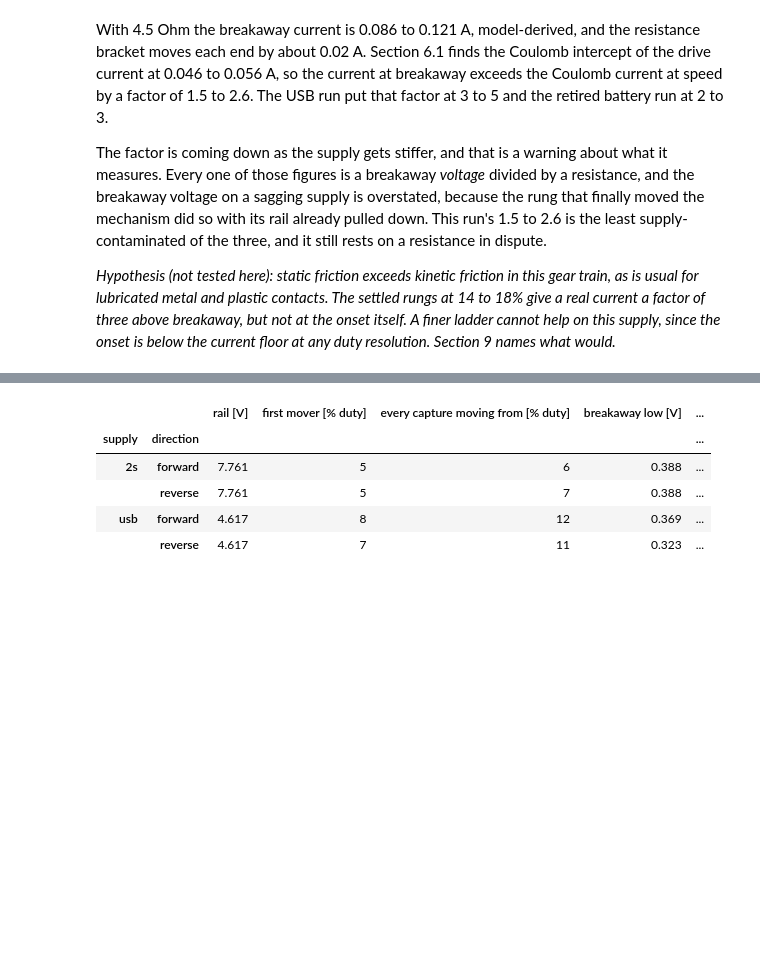
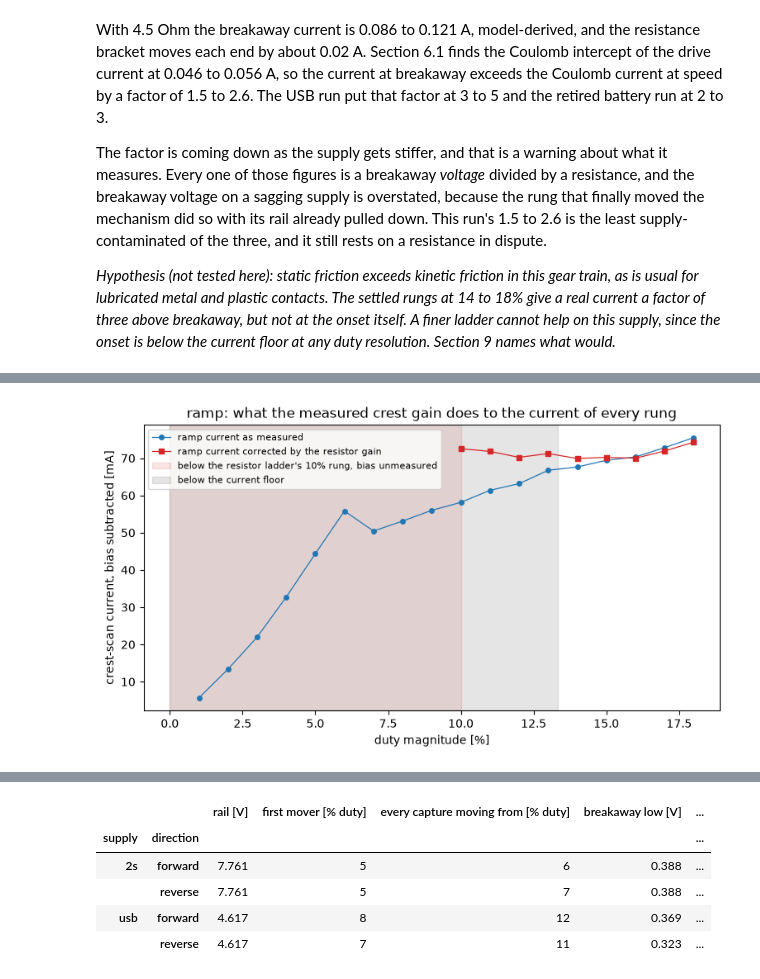
Before and after one commit to OpenServoCore/open-servo-core, a Jupyter notebook: notebooks/04-friction.ipynb, the cells around one changed output, grey strips where cells are left out. Drawn from its saved outputs; the diff is of its cells as text; code cells hidden in the pictures; blank space fills up the shorter version.

```diff
--- a/notebooks/04-friction.ipynb
+++ b/notebooks/04-friction.ipynb
@@ -735,0 +763,93 @@ Section 9 names what would.*
+# %%
+# The chain's report card on the crest current sample. Each ladder rung is a
+# 10 ms burst at one duty into the static load; the `top` recording of the
+# same capture is the 100% rung, where the bridge never switches.
+RES_DS = {k: oscnb.datasets.load(f"grid-3r7__dev-v006-D__{k}") for k in ("2s", "usb")}
+
+def res_rungs(dataset):
+    # Apparent resistance per rung, both directions: the crest terminal
+    # difference across the load over the crest current sample, read exactly
+    # the way this notebook reads a drive step.
+    assert dataset.board.key == board.key, "the resistor session is this board"
+    rows = []
+    for cap in dataset.captures("ladder"):
+        for rec in dataset.recordings("ladder", cap):
+            df = rec.frame()
+            df["duty_pct"] = df["cmd_duty_q15"] * 100.0 / Q15
+            base = df[df["seg"] == 0]
+            bias = base["current_raw"].mean()
+            vb, vb_b = base["vmotor_a"].median(), base["vmotor_b"].median()
+            for _, seg in df[df["seg"] > 0].groupby("seg"):
+                d = seg["duty_pct"].iloc[0]
+                vA = term_V(seg["vmotor_a"].to_numpy(), vb)
+                vB = term_V(seg["vmotor_b"].to_numpy(), vb_b)
+                hi, lo = (vA, vB) if d > 0 else (vB, vA)
+                i = (seg["current_raw"].median() - bias) * board.a_per_count
+                rows.append({"duty_pct": int(round(abs(d))), "dir": int(np.sign(d)),
+                             "apparent_R_ohm": (np.median(hi) - np.median(lo)) / i})
+    return pd.DataFrame(rows)
+
+# Forward rungs carry the current answer. What the crest sample READS as a
+# multiple of the truth: 1.0 is honest, below 1.0 reads low.
+RES_GAIN, RES_DIR = {}, {}
+for k, dset in RES_DS.items():
+    t = res_rungs(dset)
+    R = t[t["dir"] > 0].groupby("duty_pct")["apparent_R_ohm"].mean()
+    RES_GAIN[k] = R.loc[100] / R
+    both = t.groupby(["dir", "duty_pct"])["apparent_R_ohm"].mean()
+    RES_DIR[k] = (both.loc[-1] / both.loc[1] - 1).loc[15:25] * 100
+
+RES_LADDER_LO = int(min(d for d in RES_GAIN["2s"].index if d < 100))
+
+def crest_gain(duty, supply="2s"):
+    # Interpolated between measured rungs. Below the ladder's lowest rung the
+    # bias is UNMEASURED (and larger), so it returns NaN rather than a guess;
+    # above the top rung the 2S curve is flat and the top rung carries.
+    g = RES_GAIN[supply]
+    d = np.array([x for x in g.index if x < 100], float)
+    return np.interp(duty, d, g.loc[d].to_numpy(), left=np.nan, right=g.loc[d[-1]])
+
+HONEST_PCT = 2.0     # a rung counts as honest within this much of its 100% rung
+honest = {}
+for k, g in RES_GAIN.items():
+    s = ((g - 1).abs() * 100)[lambda x: x.index < 100]
+    ok = [d for d in s.index if (s.loc[d:] <= HONEST_PCT).all()]
+    honest[k] = min(ok) if ok else None
+
+# What the ramp of section 5.3 looks like once the measured gain is undone.
+rows = []
+for pct, g in ramp_tab.groupby("mag_pct"):
+    gain = float(crest_gain(pct))
+    rows.append({"duty [%]": pct,
+                 "measured min [mA]": g["current_A"].min() * 1e3,
+                 "measured max [mA]": g["current_A"].max() * 1e3,
+                 "crest reads [x true]": gain,
+                 "corrected min [mA]": g["current_A"].min() / gain * 1e3,
+                 "corrected max [mA]": g["current_A"].max() / gain * 1e3,
+                 "above the current floor": pct >= board.floor_i_pct})
+ramp_corr = pd.DataFrame(rows).set_index("duty [%]")
+
+fig, ax = plt.subplots(figsize=(9, 4.5))
+ax.plot(ramp_corr.index, ramp_corr["measured max [mA]"], "-o", ms=4, lw=0.9,
+        color="tab:blue", label="ramp current as measured")
+ax.plot(ramp_corr.index, ramp_corr["corrected max [mA]"], "-s", ms=4, lw=0.9,
+        color="tab:red", label="ramp current corrected by the resistor gain")
+ax.axvspan(0, RES_LADDER_LO, color="tab:red", alpha=0.12,
+           label=f"below the resistor ladder's {RES_LADDER_LO}% rung, bias unmeasured")
+ax.axvspan(0, board.floor_i_pct, color="grey", alpha=0.2, label="below the current floor")
+ax.set_xlabel("duty magnitude [%]")
+ax.set_ylabel("crest-scan current, bias subtracted [mA]")
+ax.set_title("ramp: what the measured crest gain does to the current of every rung")
+ax.legend(fontsize=8)
+plt.show()
+
+print(f"crest sample honest within {HONEST_PCT:.0f}% from: "
+      + ", ".join(f"{k} {v}%" if v else f"{k} nowhere in this ladder" for k, v in honest.items()))
+print("crest gain at the grid points route B fits:",
+      ", ".join(f"{p}% {float(crest_gain(p)):.3f}" for p in (15, 20, 25, 30, 40)))
+print("reverse minus forward apparent R, 15 to 25% rungs [%]: "
+      + ", ".join(f"{k} {v.min():+.2f} to {v.max():+.2f}" for k, v in RES_DIR.items()))
+display(pd.DataFrame(RES_GAIN).round(4))
+ramp_corr.round(2)
+# %% [output]
+[figure, added]
```
Also changed, not shown: parts of 14 cells of this notebook, 2 other files.
